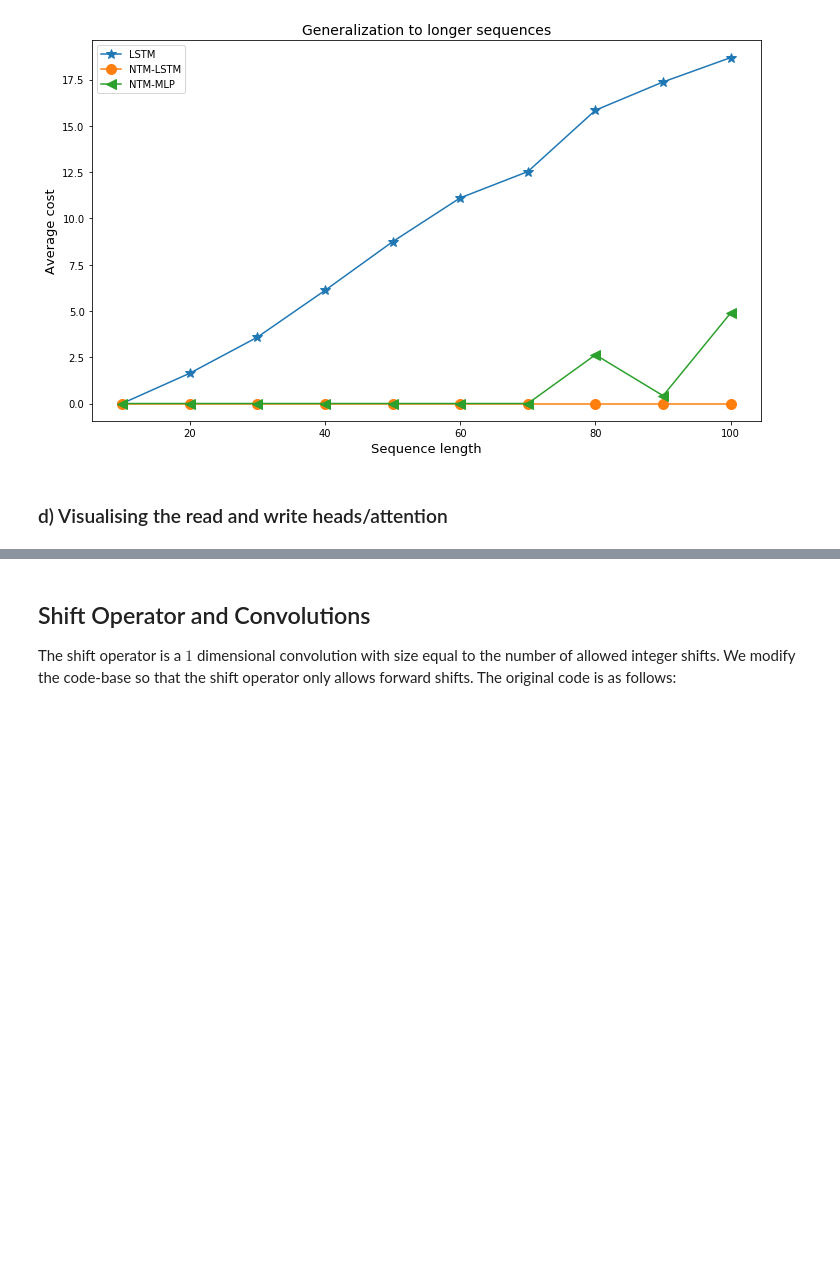
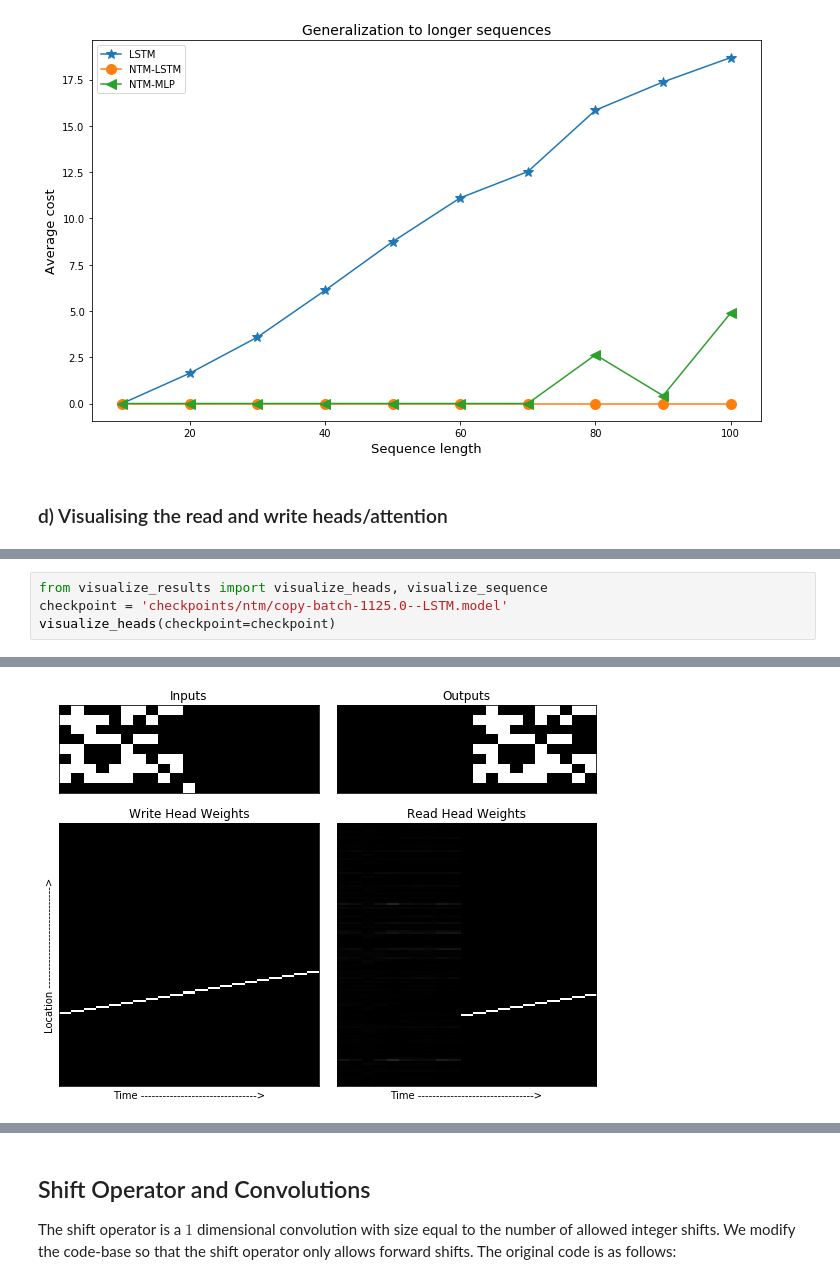
Before and after one commit to alejandroposada/IFT6135-A3, a Jupyter notebook: Assignment3.ipynb, the cells around one changed output, grey strips where cells are left out. Cells and saved outputs as stored; diff of their text form; blank space fills up the shorter version.

```diff
--- a/Assignment3.ipynb
+++ b/Assignment3.ipynb
@@ -147,0 +147,5 @@ plt.show()
+# %%
+from visualize_results import visualize_heads, visualize_sequence
+checkpoint = 'checkpoints/ntm/copy-batch-1125.0--LSTM.model'
+visualize_heads(checkpoint=checkpoint)
+# %% [output]
@@ -147,0 +153 @@ plt.show()
+[figure, added]
```
Also changed, not shown: parts of 5 cells of this notebook, 2 other files.
